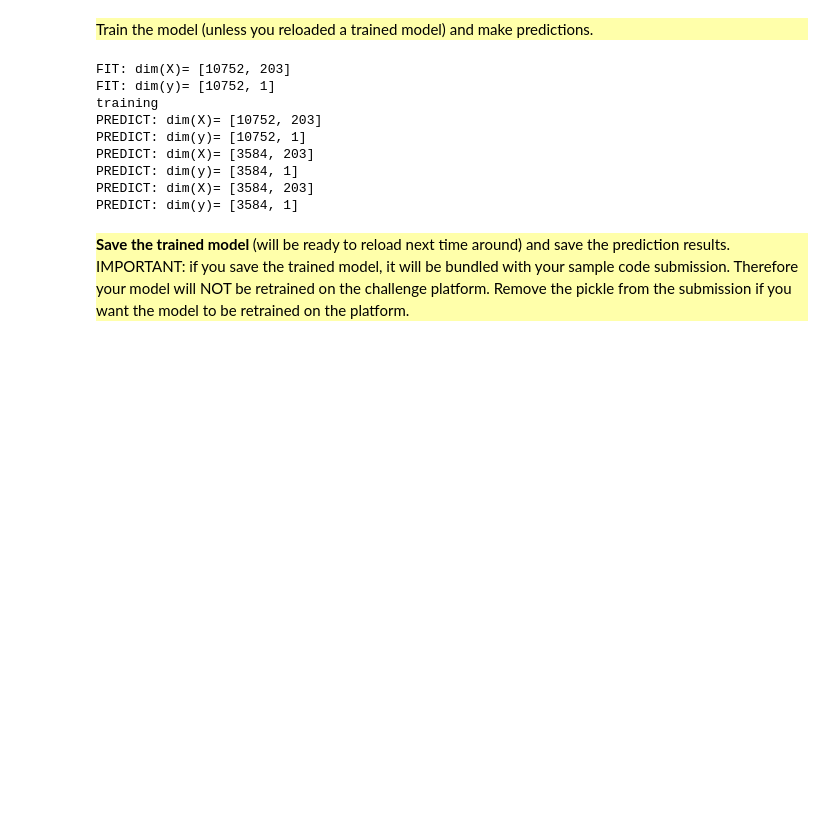
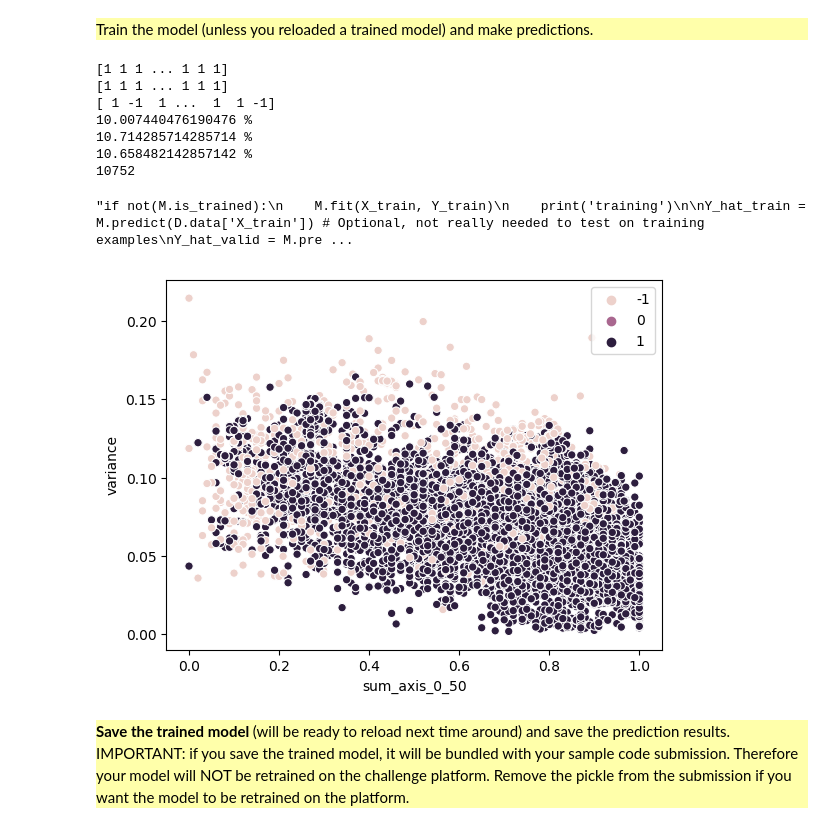
Before and after one commit to MathisDupont/ECOLO1, a Jupyter notebook: starting_kit/README_preprocessing.ipynb, the cells around one changed output. Cells and saved outputs as stored; diff of their text form; code cells hidden in the pictures; blank space fills up the shorter version.

```diff
--- a/starting_kit/README_preprocessing.ipynb
+++ b/starting_kit/README_preprocessing.ipynb
@@ -239,26 +236,58 @@ trained_model_name = model_dir + data_name
     Train the model (unless you reloaded a trained model) and make predictions.
 </div>
 # %%
+from sklearn.ensemble import IsolationForest
+
 X_train = D.data['X_train']
 Y_train = D.data['Y_train']
 
-if not(M.is_trained):
+clf = IsolationForest(max_samples=1000)
+clf.fit(X_train)
+
+y_pred_train = clf.predict(X_train)
+y_pred_valid = clf.predict(D.data['X_valid'])
+y_pred_test = clf.predict(D.data['X_test'])
+
+def countOutliers(y):
+    counter = 0
+    for i in y:
+        if i < 0:
+            counter -=- 1
+    print(counter/len(y)*100, "%")
+
+print(y_pred_train)
+print(y_pred_valid)
+print(y_pred_test)
+
+countOutliers(y_pred_train)
+countOutliers(y_pred_valid)
+countOutliers(y_pred_test)
+
+print(len(y_pred_train))
+sns.scatterplot(x="sum_axis_0_50", y="variance", data=data, hue=y_pred_train);
+plt.plot()
+
+
+
+
+
+"""if not(M.is_trained):
     M.fit(X_train, Y_train)
     print('training')
 
 Y_hat_train = M.predict(D.data['X_train']) # Optional, not really needed to test on training examples
 Y_hat_valid = M.predict(D.data['X_valid'])
-Y_hat_test = M.predict(D.data['X_test'])
+Y_hat_test = M.predict(D.data['X_test'])"""
 # %% [output]
-FIT: dim(X)= [10752, 203]
-FIT: dim(y)= [10752, 1]
-training
-PREDICT: dim(X)= [10752, 203]
-PREDICT: dim(y)= [10752, 1]
-PREDICT: dim(X)= [3584, 203]
-PREDICT: dim(y)= [3584, 1]
-PREDICT: dim(X)= [3584, 203]
-PREDICT: dim(y)= [3584, 1]
+[1 1 1 ... 1 1 1]
+[1 1 1 ... 1 1 1]
+[ 1 -1  1 ...  1  1 -1]
+10.007440476190476 %
+10.714285714285714 %
+10.658482142857142 %
+10752
+"if not(M.is_trained):\n    M.fit(X_train, Y_train)\n    print('training')\n\nY_hat_train = M.predict(D.data['X_train']) # Optional, not really needed to test on training examples\nY_hat_valid = M.pre ...
+[figure, added]
 # %% [markdown]
 <div style="background:#FFFFAA">
     <b> Save the trained model </b> (will be ready to reload next time around) and save the prediction results. IMPORTANT: if you save the trained model, it will be bundled with your sample code submission. Therefore your model will NOT be retrained on the challenge platform. Remove the pickle from the submission if you want the model to be retrained on the platform.
```
Also changed, not shown: parts of 6 cells of this notebook.
